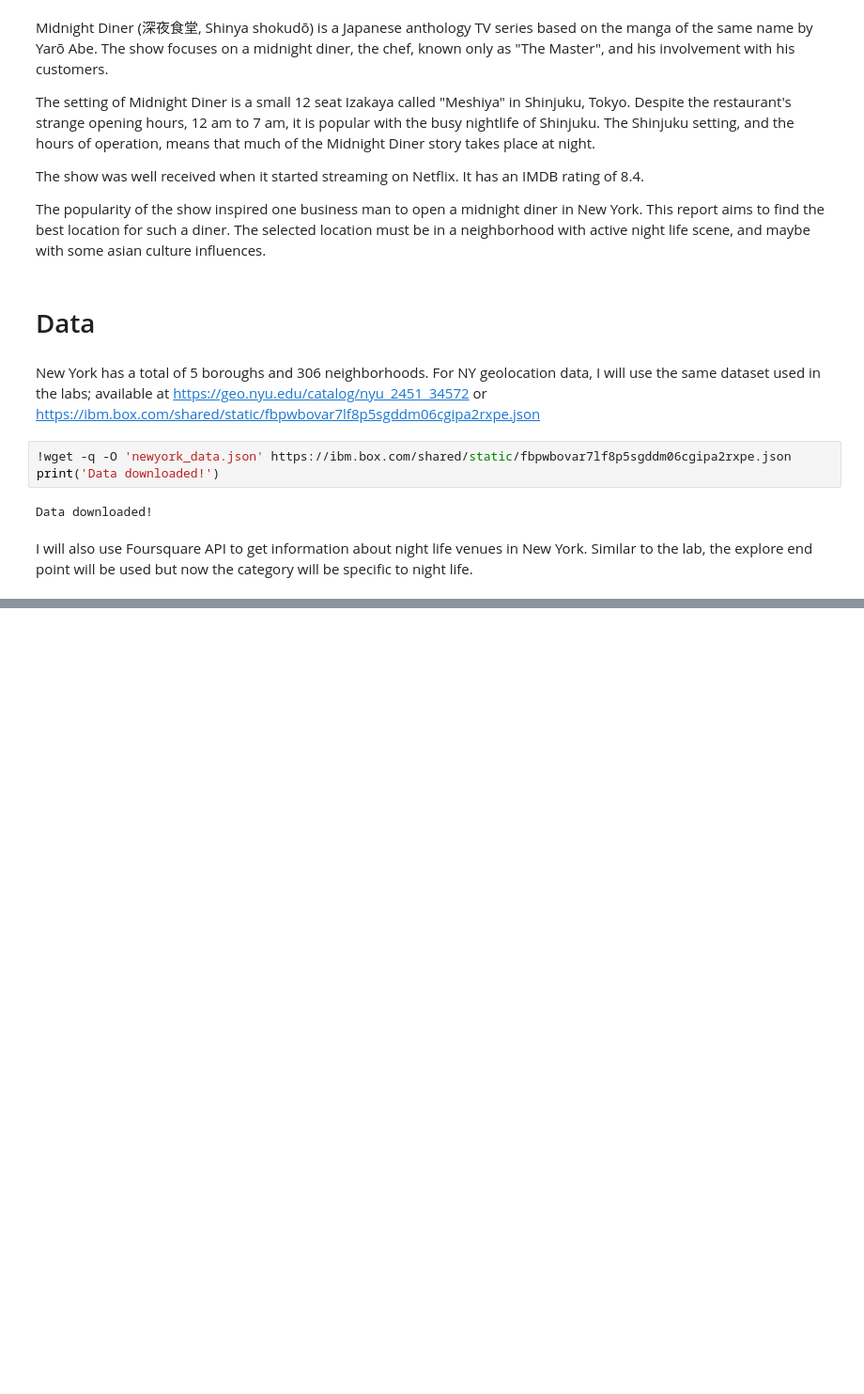
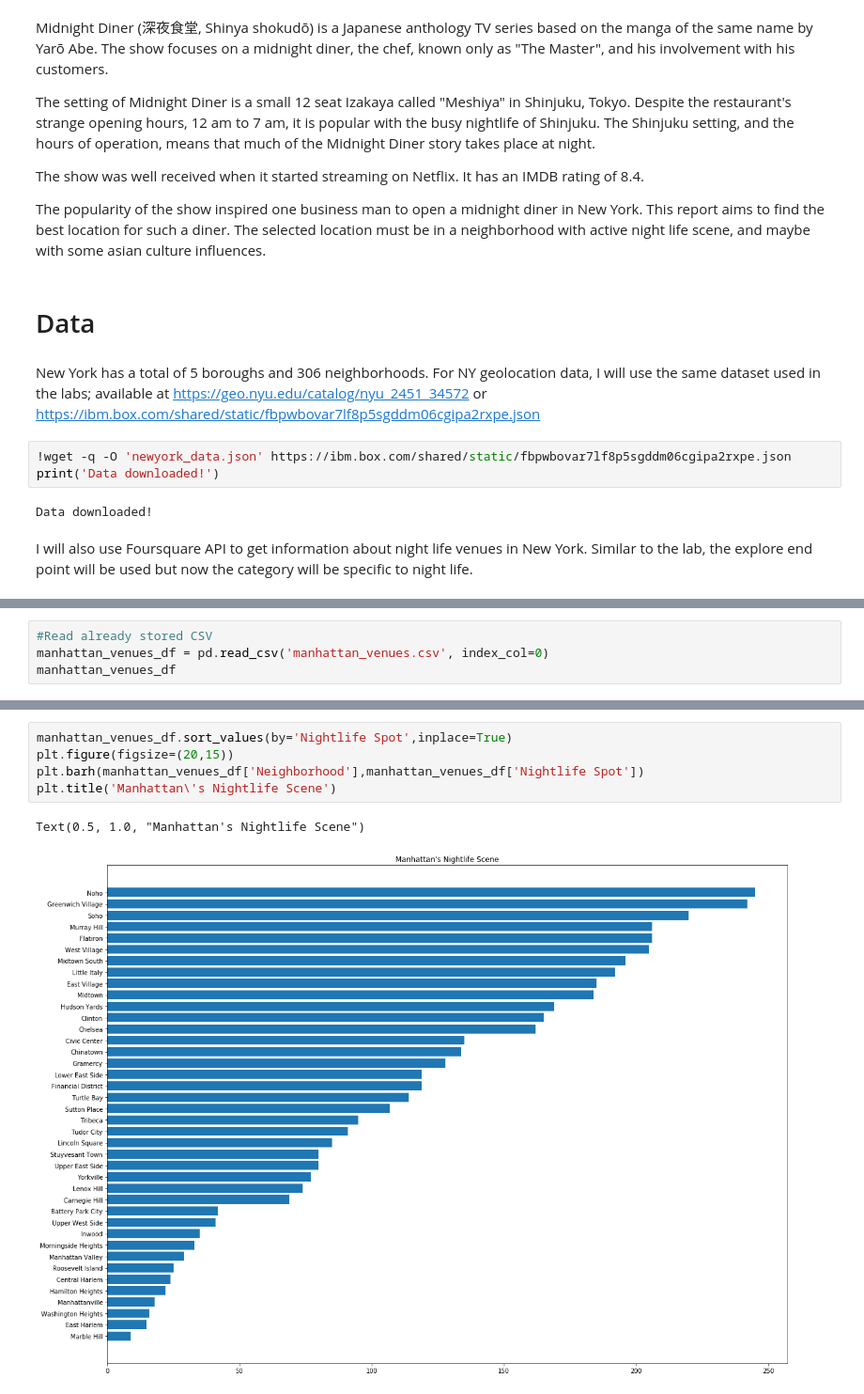
Before and after one commit to thesmartgirl/Coursera_Capstone, a Jupyter notebook: NY Midnight Diner.ipynb, the cells around one changed output, grey strips where cells are left out. Shown at 94% size. Cells and saved outputs as stored; diff of their text form; blank space fills up the shorter version.

```diff
--- a/NY Midnight Diner.ipynb
+++ b/NY Midnight Diner.ipynb
@@ -21,0 +304,4 @@ I will also use Foursquare API to get information about night life venues in New
+# %%
+#Read already stored CSV
+manhattan_venues_df = pd.read_csv('manhattan_venues.csv', index_col=0)
+manhattan_venues_df
@@ -21,0 +335,8 @@ I will also use Foursquare API to get information about night life venues in New
+# %%
+manhattan_venues_df.sort_values(by='Nightlife Spot',inplace=True)
+plt.figure(figsize=(20,15))
+plt.barh(manhattan_venues_df['Neighborhood'],manhattan_venues_df['Nightlife Spot'])
+plt.title('Manhattan\'s Nightlife Scene')
+# %% [output]
+Text(0.5, 1.0, "Manhattan's Nightlife Scene")
+[figure, added]
```
Also changed, not shown: parts of 44 cells of this notebook.
